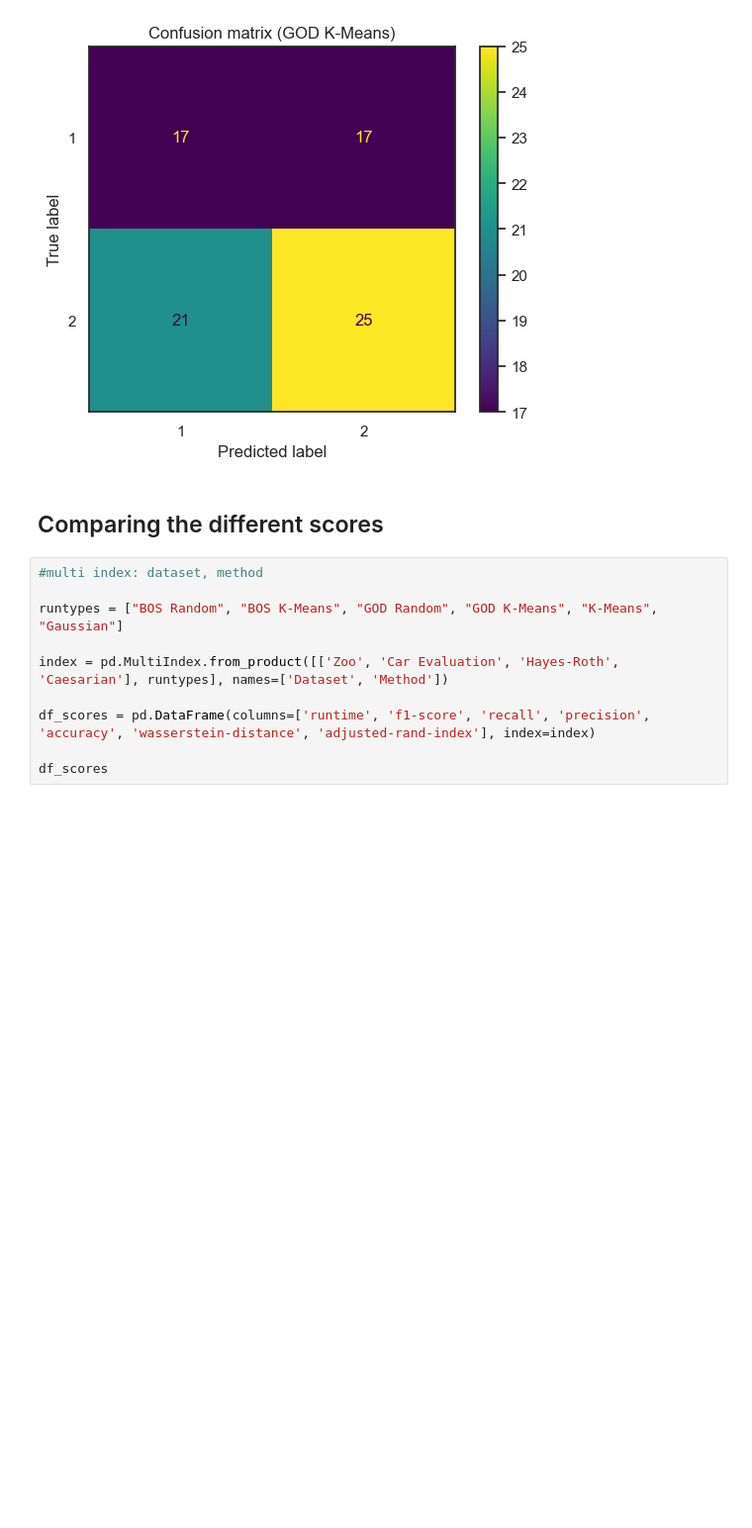
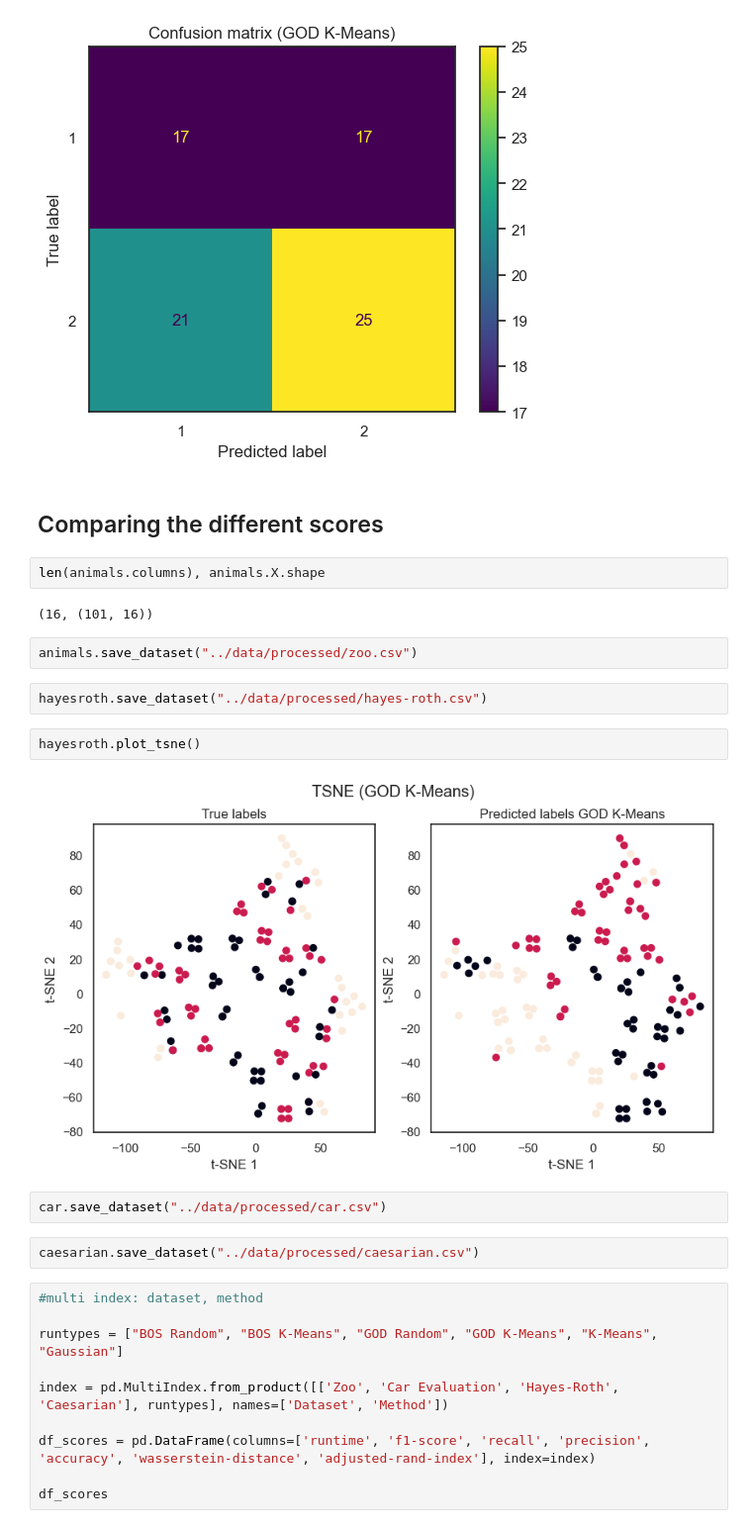
Before and after one commit to Thomick/Ordinal-data-clustering, a Jupyter notebook: notebooks/clustering_datasets.ipynb, the cells around one changed output. Shown at 99% size. Cells and saved outputs as stored; diff of their text form; blank space fills up the shorter version.

```diff
--- a/notebooks/clustering_datasets.ipynb
+++ b/notebooks/clustering_datasets.ipynb
@@ -483,6 +479,22 @@ weighted avg       0.53      0.53      0.53        80
 [figure]
 # %% [markdown]
 ## Comparing the different scores
+# %%
+len(animals.columns), animals.X.shape
+# %% [output]
+(16, (101, 16))
+# %%
+animals.save_dataset("../data/processed/zoo.csv")
+# %%
+hayesroth.save_dataset("../data/processed/hayes-roth.csv")
+# %%
+hayesroth.plot_tsne()
+# %% [output]
+[figure, added]
+# %%
+car.save_dataset("../data/processed/car.csv")
+# %%
+caesarian.save_dataset("../data/processed/caesarian.csv")
 # %%
 #multi index: dataset, method
 
```
Also changed, not shown: parts of 12 cells of this notebook.
